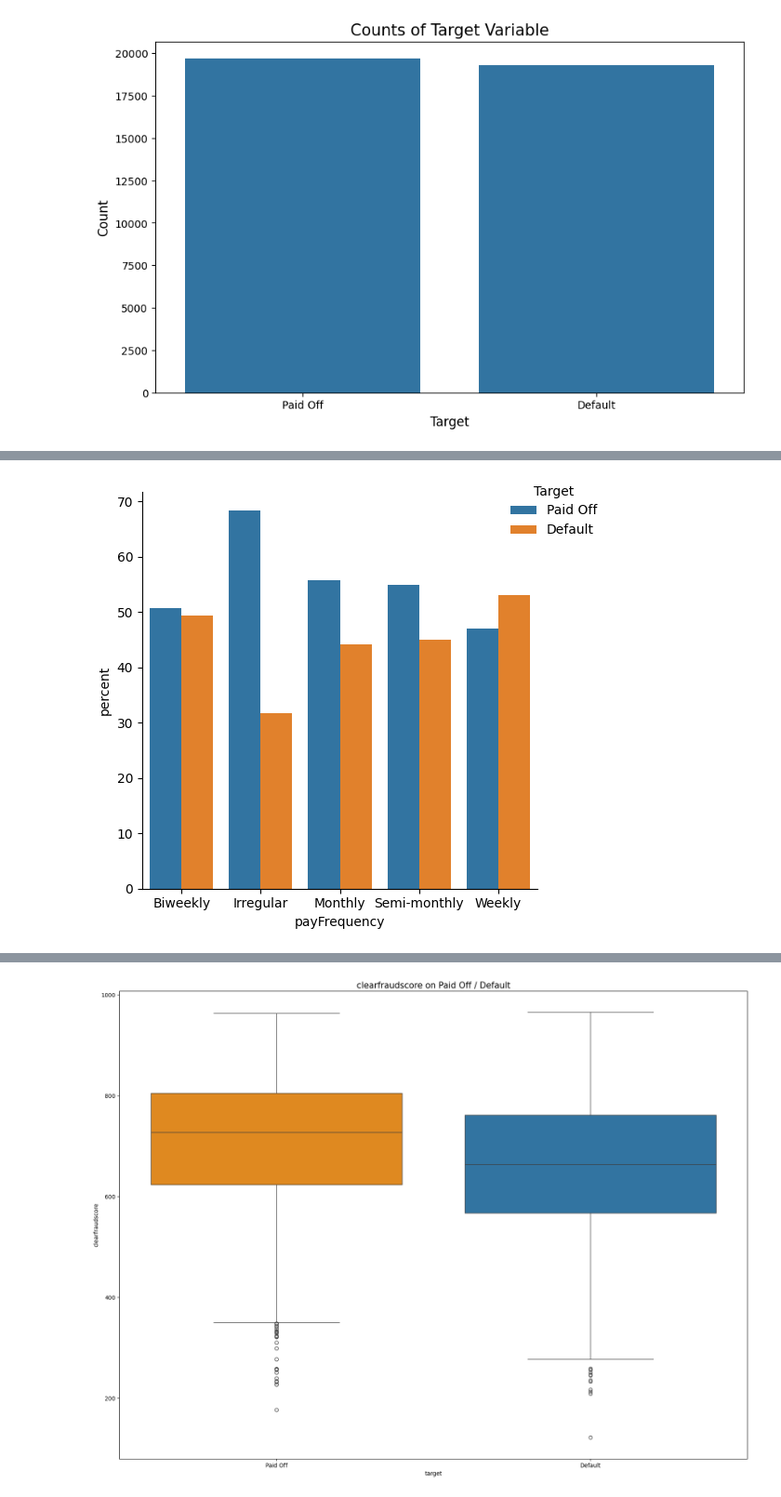
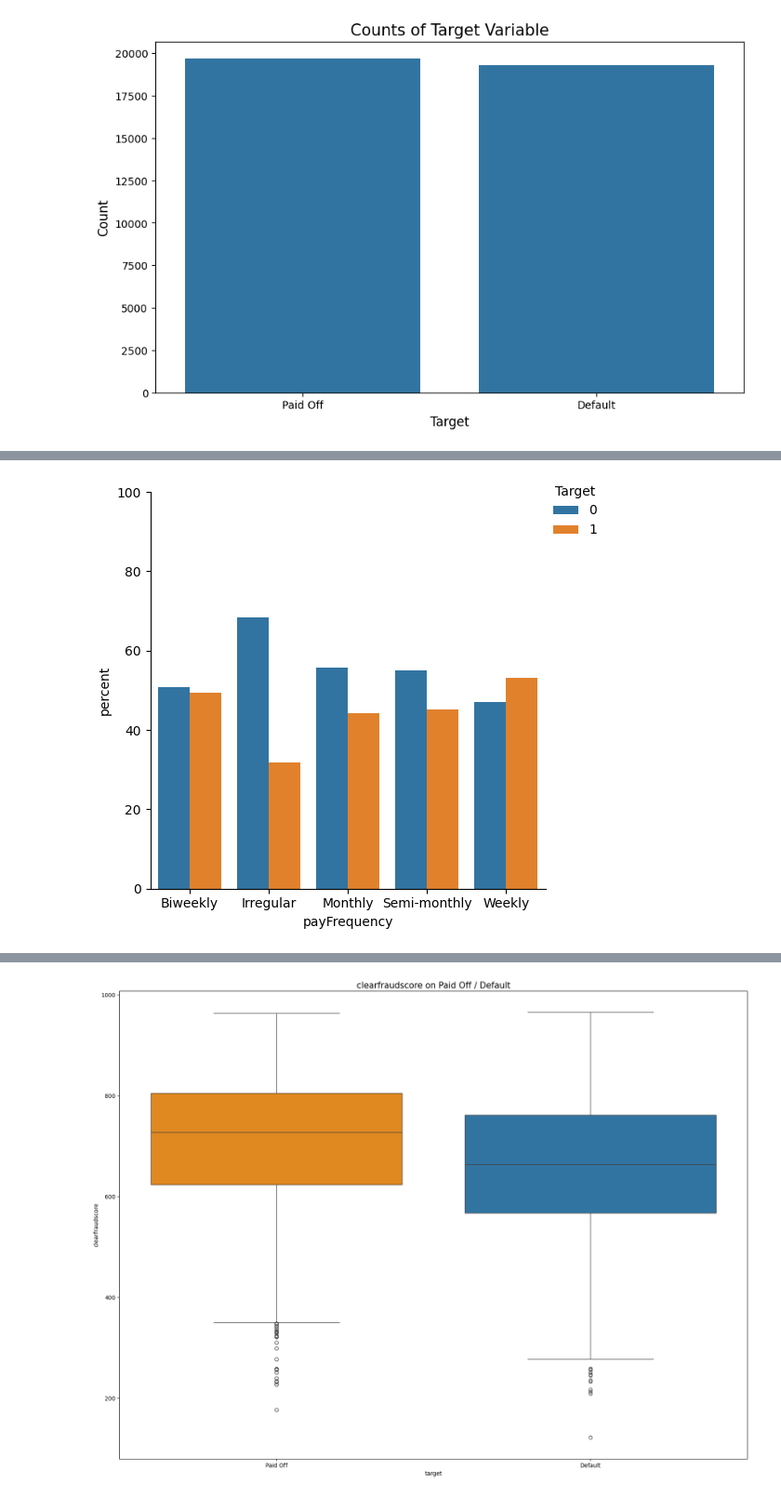
Before and after one commit to chong915/MoneyLion_ML_take_home_test, a Jupyter notebook: notebook/EDA.ipynb, the cells around one changed output, grey strips where cells are left out. Shown: that part at 93% size. Cells and saved outputs as stored; diff of their text form; code cells hidden in the pictures.

```diff
--- a/notebook/EDA.ipynb
+++ b/notebook/EDA.ipynb
@@ -3,11 +51,7 @@
 # %%
-import pandas as pd
-import matplotlib.pyplot as plt
-import seaborn as sns
-
-loan_df = pd.read_csv("./data/loan.csv", parse_dates=['applicationDate', 'originatedDate'])
-payment_df = pd.read_csv("./data/payment.csv")
-underwriting_df = pd.read_csv("./data/clarity_underwriting_variables.csv")
+loan_df = pd.read_csv("../data/raw/loan.csv", parse_dates=['applicationDate', 'originatedDate'])
+payment_df = pd.read_csv("../data/raw/payment.csv")
+underwriting_df = pd.read_csv("../data/raw/clarity_underwriting_variables.csv", low_memory=False)
 # %%
 print(f'Loan df shape :{loan_df.shape}')
 print(f'Payment df shape :{payment_df.shape}')
@@ -54,6 +160,6 @@ df
 # %%
-# Drop irrelevant columns
-df = df[["loanId", "anon_ssn", "payFrequency", "apr", "applicationDate", "originatedDate", "nPaidOff", "loanStatus",
+# Select only relevant columns
+df = df[["payFrequency", "apr", "applicationDate", "originatedDate", "nPaidOff", "loanStatus",
          "loanAmount", "originallyScheduledPaymentAmount", "state", "leadType", "leadCost", "fpStatus", "clearfraudscore"]]
 # %%
 print(f'df shape : {df.shape}')
@@ -227,31 +381,36 @@ plt.show()
 # %%
-x,y = 'payFrequency', 'target'
+# Define variables
+x, y = 'payFrequency', 'target'
 
+# Copy dataframe
 df1 = df.copy()
+
 # Define the mapping
 mapping = {
     "B": "Biweekly",
     "I": "Irregular",
     "M": "Monthly",
     "S": "Semi-monthly",
     "W": "Weekly"
 }
+
 # Apply the mapping to the 'payFrequency' column
 df1[x] = df1[x].replace(mapping)
 
+# Group by payFrequency and target, calculate percentage
 df1 = df1.groupby(x)[y].value_counts(normalize=True).mul(100).rename('percent').reset_index()
 
-g = sns.catplot(x=x,y='percent',hue=y,kind='bar',data=df1)
-# g.ax.set_ylim(0,100)
-# g.set_xticklabels(['Biweekly', 'Irregular', 'Monthly', 'Semi monthly', 'weekly'])
+# Plot
+g = sns.catplot(x=x, y='percent', hue=y, kind='bar', data=df1)
+g.ax.set_ylim(0,100)
 
-legend = g._legend
-legend.set_title("Target")
-for t, l in zip(legend.texts,("Paid Off", "Default")):
-    t.set_text(l)
+# Customize legend
+g._legend.set_title("Target")
 
 # Move the legend to the top right
 g._legend.set_bbox_to_anchor((1, 1))
 g._legend.set_loc('upper right')
+
+plt.show()
 # %% [output]
-[figure, old version]
+[figure, new version]
```
Also changed, not shown: parts of 72 cells of this notebook, 5 other files.
